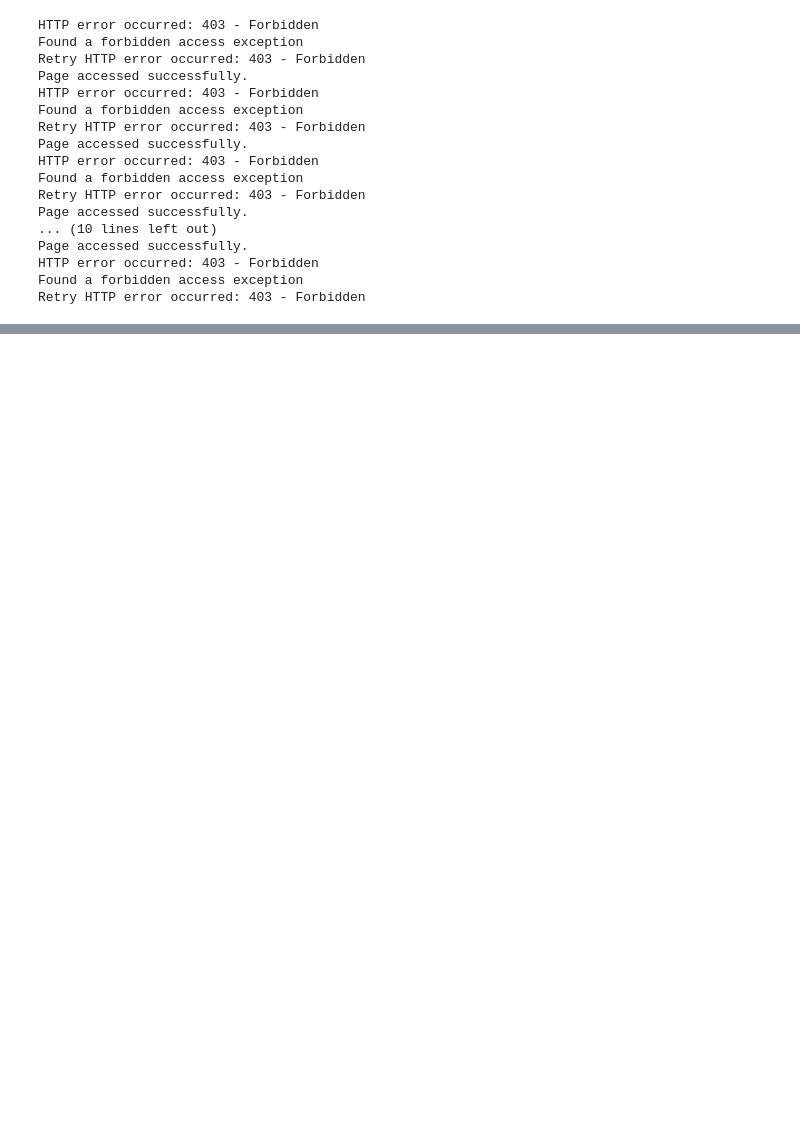
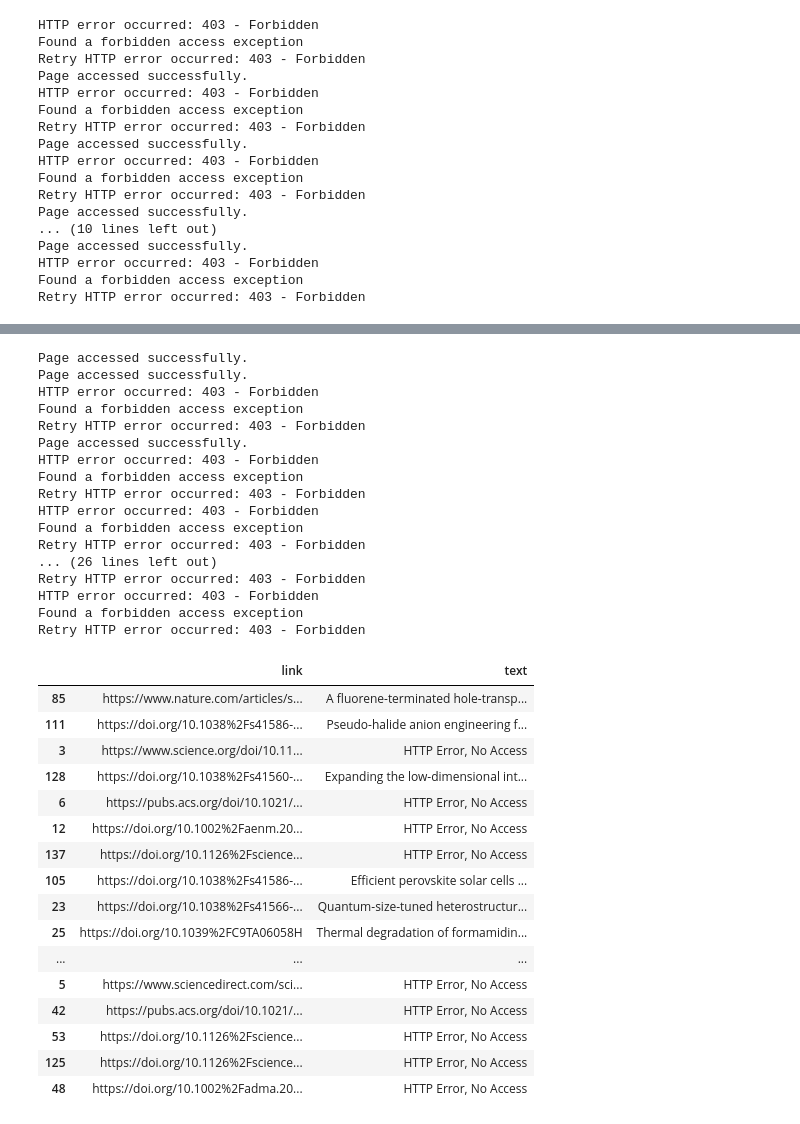
Before and after one commit to kanggunh/DSC180_B11, a Jupyter notebook: Jill's Work/sample_papers.ipynb, the cells around one changed output, grey strips where cells are left out. Drawn from its saved outputs; the diff is of its cells as text; code cells hidden in the pictures; blank space fills up the shorter version.

```diff
--- a/Jill's Work/sample_papers.ipynb
+++ b/Jill's Work/sample_papers.ipynb
@@ -12,8 +12,8 @@ import ssl
 # %%
 # Read in the csv file
 ## This is a csv file that teammates manually inspected as good research pape
-random_papers_df = pd.read_csv("150 Research paper_small_classification.csv")['Link']
-random_papers_df.head()
+random_papers_df_good = pd.read_csv("150 Research paper_small_classification.csv")['Link']
+random_papers_df_good.head()
 # %% [output]
 0    https://www.science.org/doi/10.1126/science.ad...
 1    https://www.nature.com/articles/s41566-019-0398-2
@@ -240,0 +199,3 @@ sampled_bad_df
+# %%
+sampled_good_2 = random_papers_df_good.sample(n=20, random_state=2).to_frame(name='link')  # random_state for reproducibility
+sampled_good_2
@@ -240,0 +241,38 @@ sampled_bad_df
+# %%
+sampled_good_2 = create_txt_list(sampled_good_2, "link")
+sampled_good_2
+# %% [output]
+Page accessed successfully.
+Page accessed successfully.
+HTTP error occurred: 403 - Forbidden
+Found a forbidden access exception
+Retry HTTP error occurred: 403 - Forbidden
+Page accessed successfully.
+HTTP error occurred: 403 - Forbidden
+Found a forbidden access exception
+Retry HTTP error occurred: 403 - Forbidden
+HTTP error occurred: 403 - Forbidden
+Found a forbidden access exception
+Retry HTTP error occurred: 403 - Forbidden
+... (26 lines left out)
+Retry HTTP error occurred: 403 - Forbidden
+HTTP error occurred: 403 - Forbidden
+Found a forbidden access exception
+Retry HTTP error occurred: 403 - Forbidden
+|  | link | text |
+| 85 | https://www.nature.com/articles/s... | A fluorene-terminated hole-transp... |
+| 111 | https://doi.org/10.1038%2Fs41586-... | Pseudo-halide anion engineering f... |
+| 3 | https://www.science.org/doi/10.11... | HTTP Error, No Access |
+| 128 | https://doi.org/10.1038%2Fs41560-... | Expanding the low-dimensional int... |
+| 6 | https://pubs.acs.org/doi/10.1021/... | HTTP Error, No Access |
+| 12 | https://doi.org/10.1002%2Faenm.20... | HTTP Error, No Access |
+| 137 | https://doi.org/10.1126%2Fscience... | HTTP Error, No Access |
+| 105 | https://doi.org/10.1038%2Fs41586-... | Efficient perovskite solar cells ... |
+| 23 | https://doi.org/10.1038%2Fs41566-... | Quantum-size-tuned heterostructur... |
+| 25 | https://doi.org/10.1039%2FC9TA06058H | Thermal degradation of formamidin... |
+| ... | ... | ... |
+| 5 | https://www.sciencedirect.com/sci... | HTTP Error, No Access |
+| 42 | https://pubs.acs.org/doi/10.1021/... | HTTP Error, No Access |
+| 53 | https://doi.org/10.1126%2Fscience... | HTTP Error, No Access |
+| 125 | https://doi.org/10.1126%2Fscience... | HTTP Error, No Access |
+| 48 | https://doi.org/10.1002%2Fadma.20... | HTTP Error, No Access |
```
Also changed, not shown: parts of 16 cells of this notebook, 2 other files.
